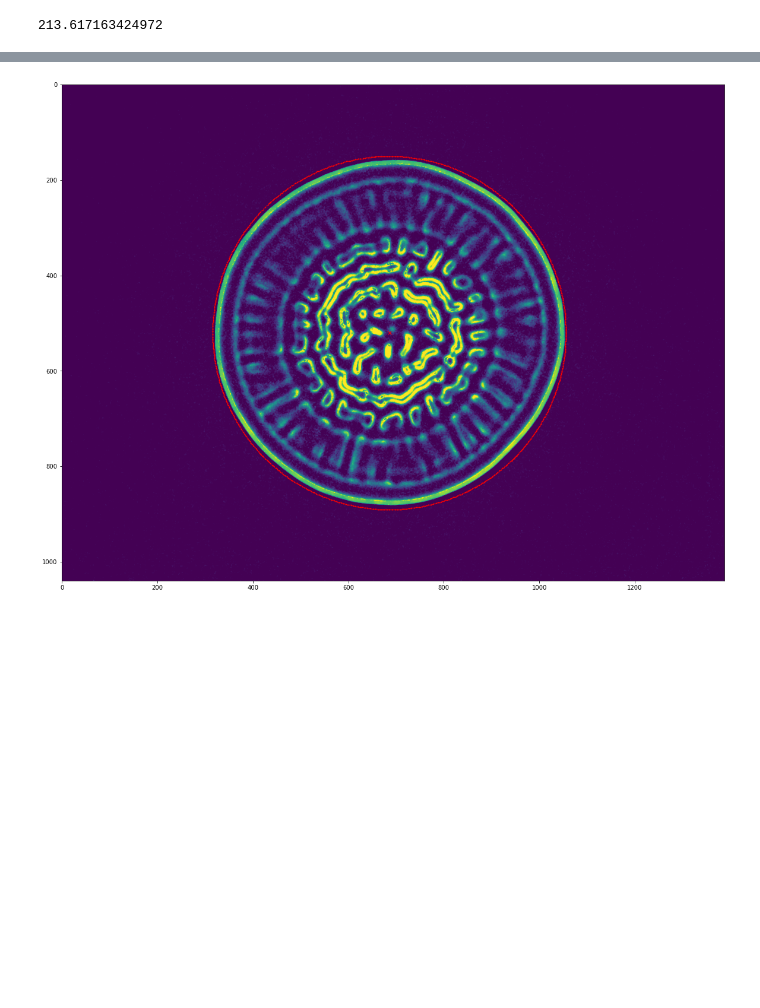
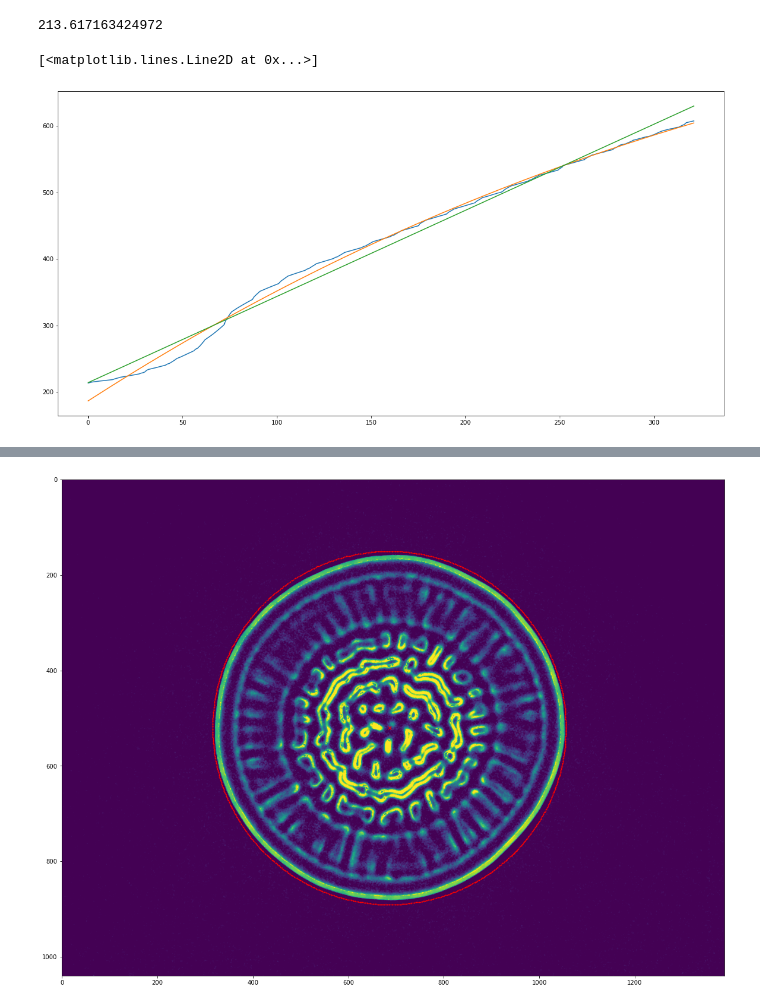
Before and after one commit to RadhikaGupta88/Biofilms, a Jupyter notebook: notebooks/3-radial_selections.ipynb, the cells around one changed output, grey strips where cells are left out. Drawn from its saved outputs; the diff is of its cells as text; code cells hidden in the pictures; blank space fills up the shorter version.

```diff
--- a/notebooks/3-radial_selections.ipynb
+++ b/notebooks/3-radial_selections.ipynb
@@ -34,5 +34,16 @@ coffee_ring_radius = radii_b[0]
 coffee_ring_radius
 # %% [output]
 213.617163424972
+# %%
+plt.figure(figsize=(20,10))
+x = np.arange(0, len(radii_b))
+plt.plot(x, radii_b)
+coeff = np.polyfit(x, radii_b, 3)
+coeff2 = np.polyfit(x, radii_b, 1)
+plt.plot(x, coeff[3] + coeff[2]*x + coeff[1]*x**2 + coeff[0]*x**3)
+plt.plot(x, coeff2[1] + coeff2[0]*x)
+# %% [output]
+[<matplotlib.lines.Line2D at 0x...>]
+[figure, added]
 # %%
 crosscorrelation_0_to_j(bio_image, 200, 400, x_center_b, y_center_b, plot=True)
```
Also changed, not shown: parts of 3 cells of this notebook, 1 other file.
